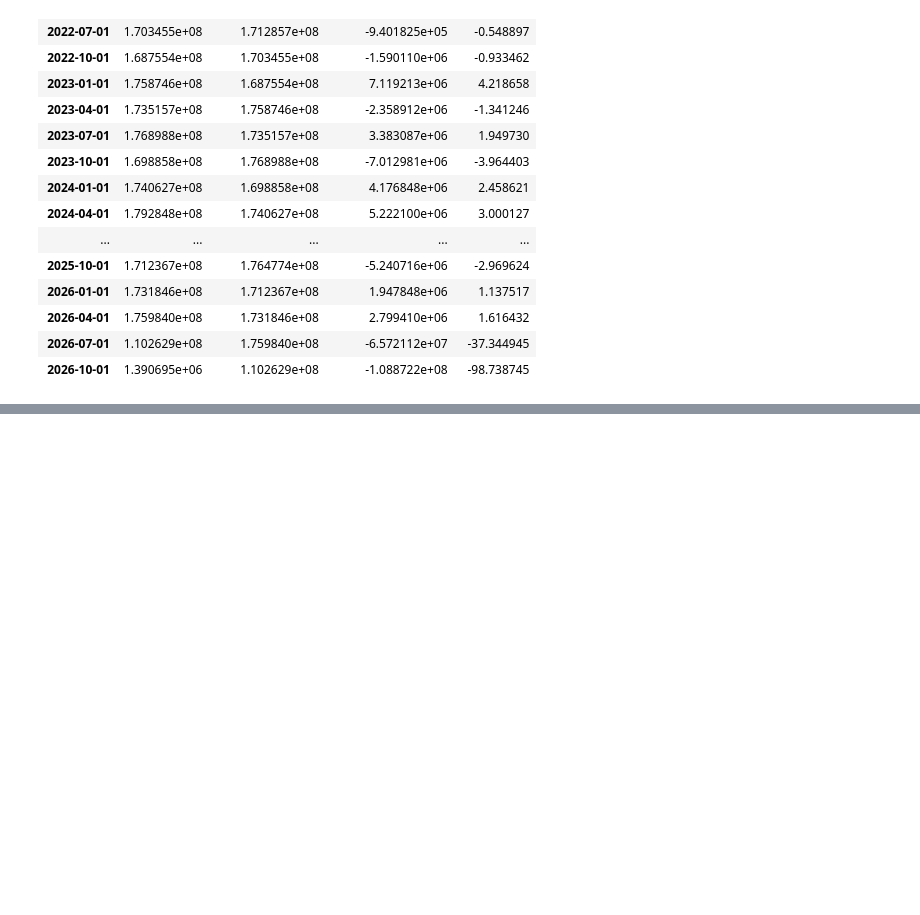
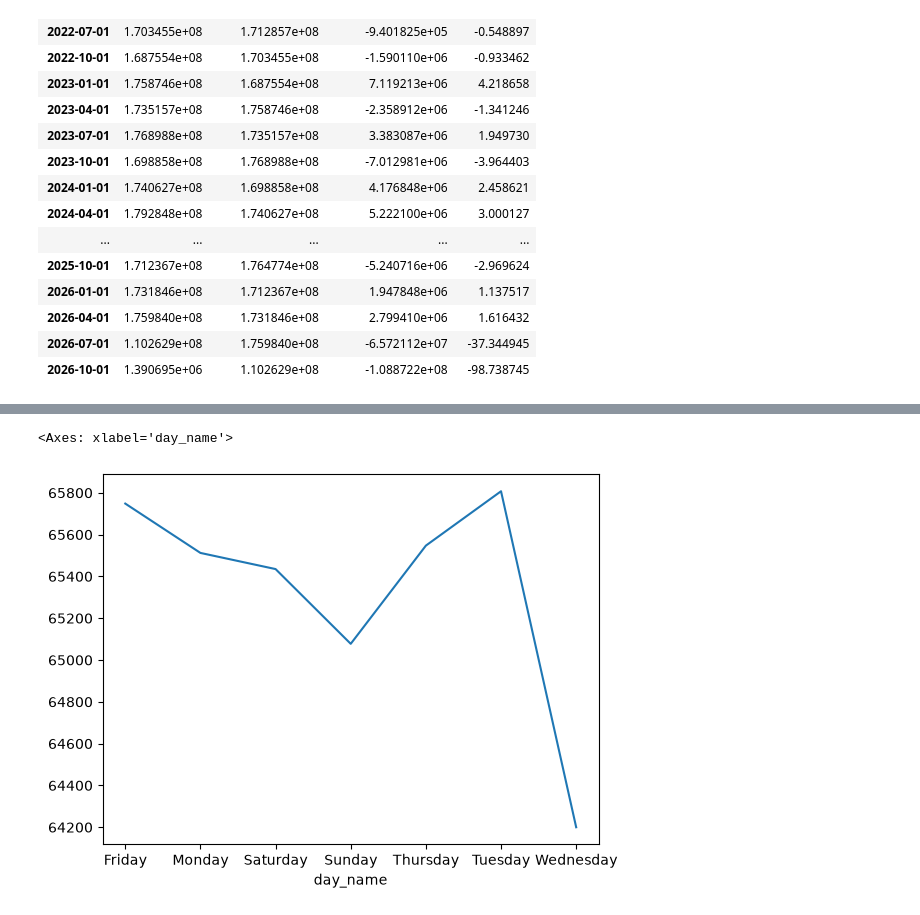
Before and after one commit to piyush8769/messy-ecommerce-analytics-dataset, a Jupyter notebook: practice.ipynb, the cells around one changed output, grey strips where cells are left out. Saved outputs shown, nothing was run; the diff lists cells and outputs as text; code cells hidden in the pictures; blank space fills up the shorter version.

```diff
--- a/practice.ipynb
+++ b/practice.ipynb
@@ -377,0 +412,2 @@ quarterly_sales_df
+# %%
+df['YEAR']=df.index.year
@@ -377,0 +523,8 @@ quarterly_sales_df
+# %%
+df['day_name'] = df.index.day_name()
+weekly_pattern = df.groupby('day_name')['total_amount'].mean()
+# %%
+weekly_pattern.plot()
+# %% [output]
+<Axes: xlabel='day_name'>
+[figure, added]
```
Also changed, not shown: parts of 16 cells of this notebook.
